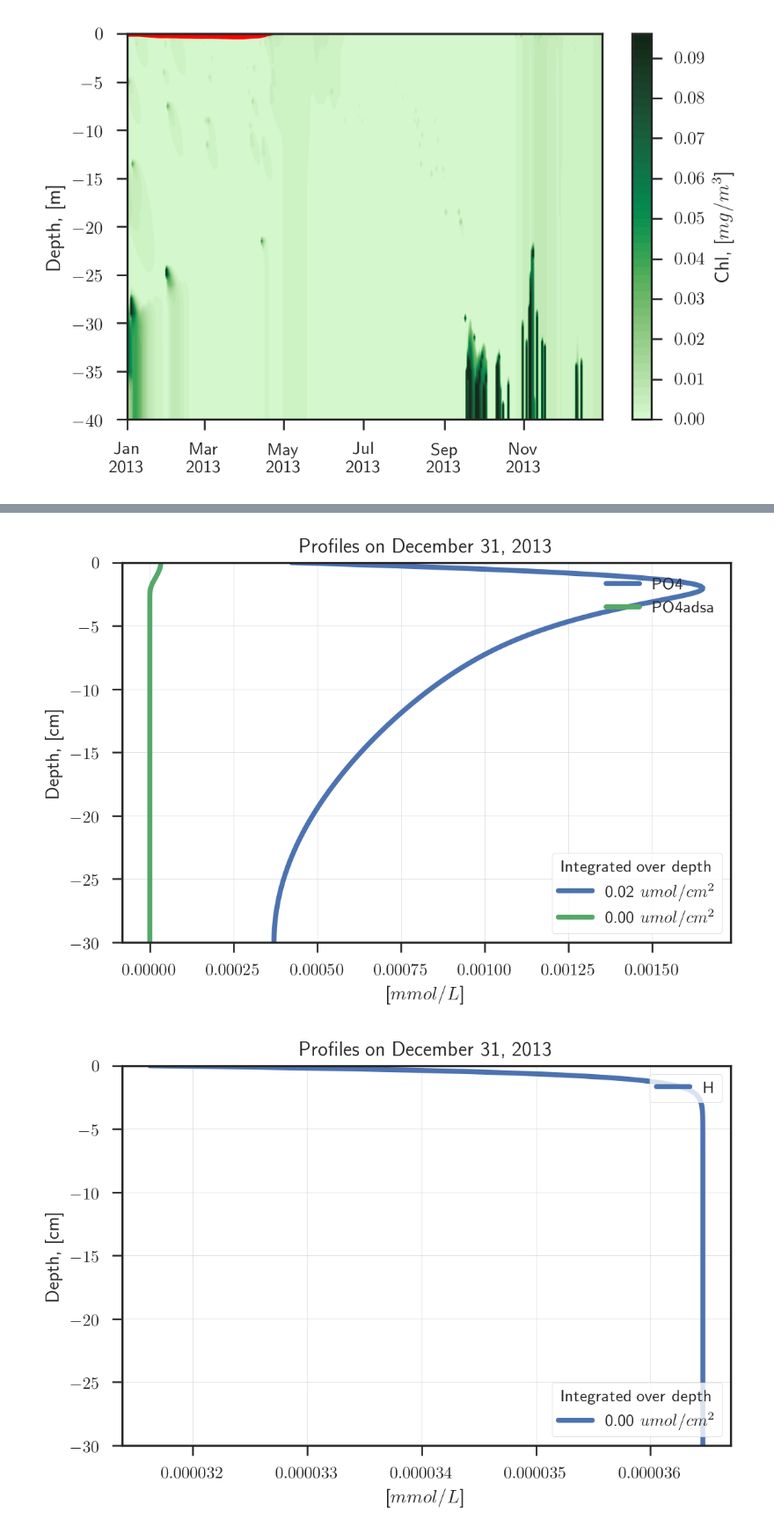
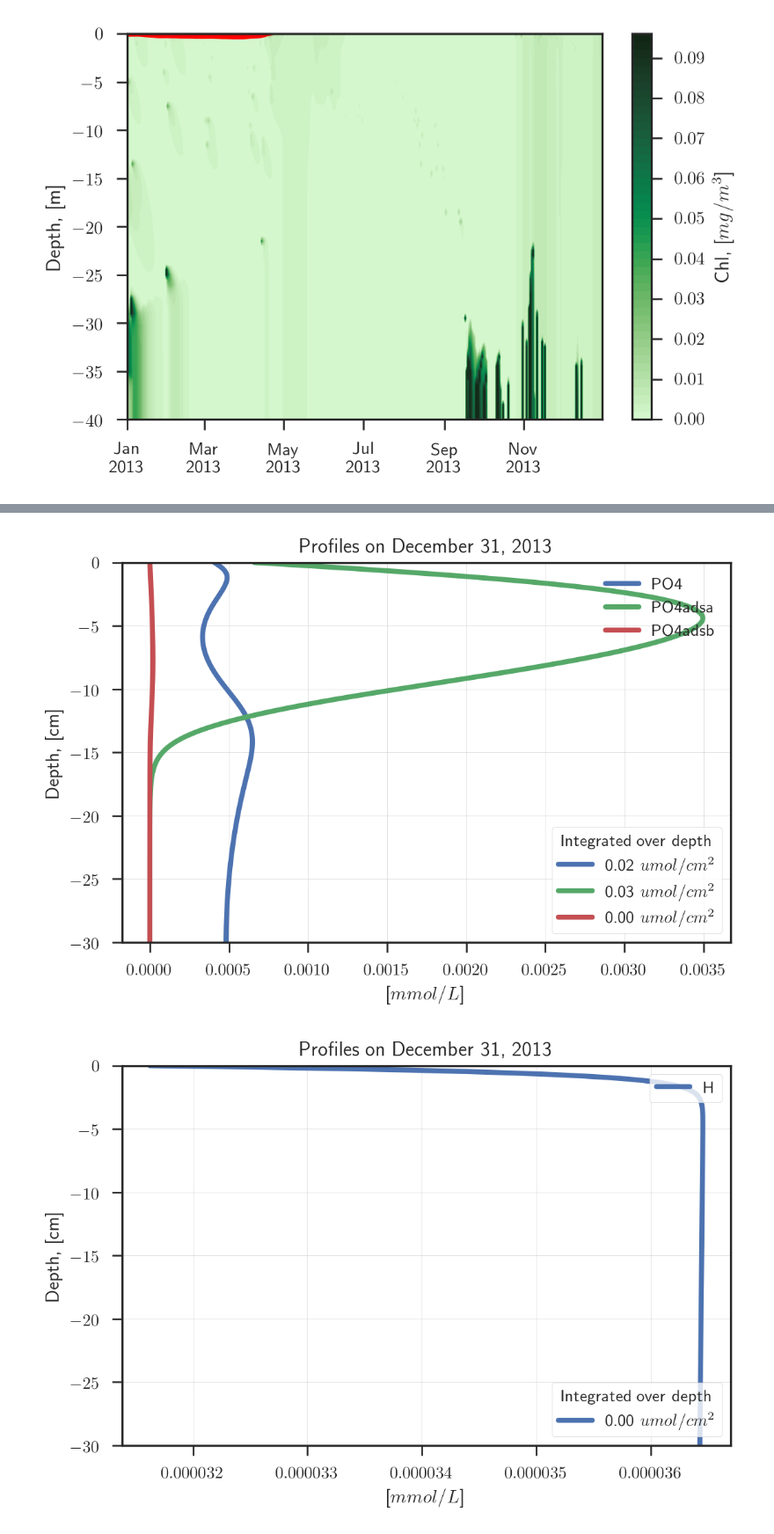
Before and after one commit to biogeochemistry/MyLake_v2_Vansjo, a Jupyter notebook: Postproc_code/plots.ipynb, the cells around one changed output, grey strips where cells are left out. Shown at 88% size. Cells and saved outputs as stored; diff of their text form; code cells hidden in the pictures.

```diff
--- a/Postproc_code/plots.ipynb
+++ b/Postproc_code/plots.ipynb
@@ -80,7 +104,7 @@ plotter.profile('sediment', ['POC'])
 # %%
-plotter.bulk_sediment_profile(['PO4', 'PO4adsa'])
+plotter.bulk_sediment_profile(['PO4', 'PO4adsa', 'PO4adsb'])
 # %% [output]
-[figure, old version]
+[figure, new version]
 # %%
 plotter.profile('sediment', ['H'])
 # %% [output]
```
Also changed, not shown: parts of 47 cells of this notebook, 15 other files.
